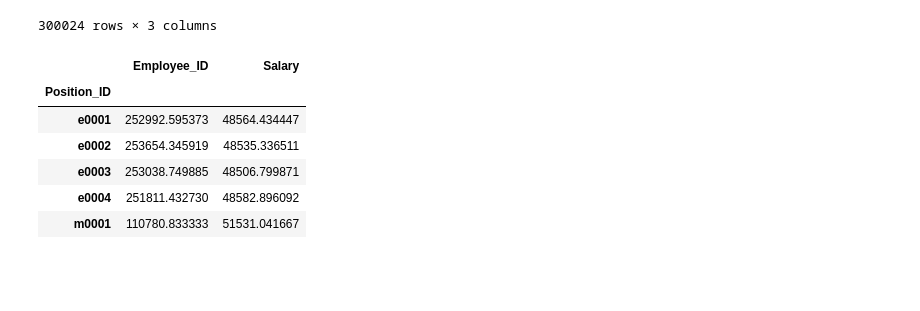
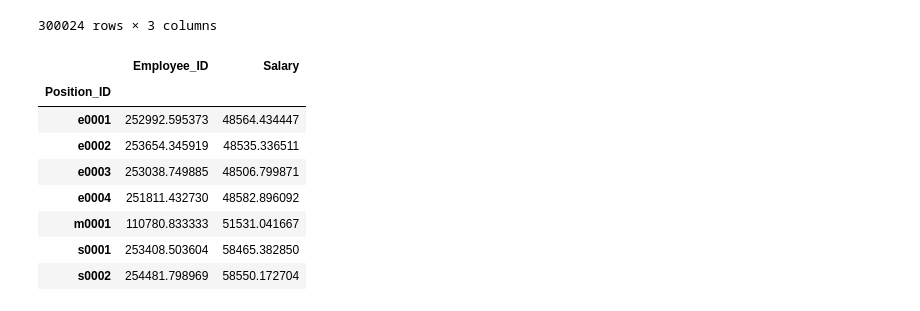
Before and after one commit to pasco27/sql_homework, a Jupyter notebook: employee_sal_bonus_prob.ipynb, the cells around one changed output. Saved outputs shown, nothing was run; the diff lists cells and outputs as text; code cells hidden in the pictures; blank space fills up the shorter version.

```diff
--- a/employee_sal_bonus_prob.ipynb
+++ b/employee_sal_bonus_prob.ipynb
@@ -178,11 +180,13 @@ df_emp2
 # %%
 df_salaries = df_emp2.groupby('Position_ID').mean()
-df_salaries.head()
+df_salaries
 # %% [output]
 |  | Employee_ID | Salary |
 | Position_ID |  |  |
 | e0001 | 252992.595373 | 48564.434447 |
 | e0002 | 253654.345919 | 48535.336511 |
 | e0003 | 253038.749885 | 48506.799871 |
 | e0004 | 251811.432730 | 48582.896092 |
 | m0001 | 110780.833333 | 51531.041667 |
+| s0001 | 253408.503604 | 58465.382850 |
+| s0002 | 254481.798969 | 58550.172704 |
```
Also changed, not shown: parts of 5 cells of this notebook, 1 other file.
